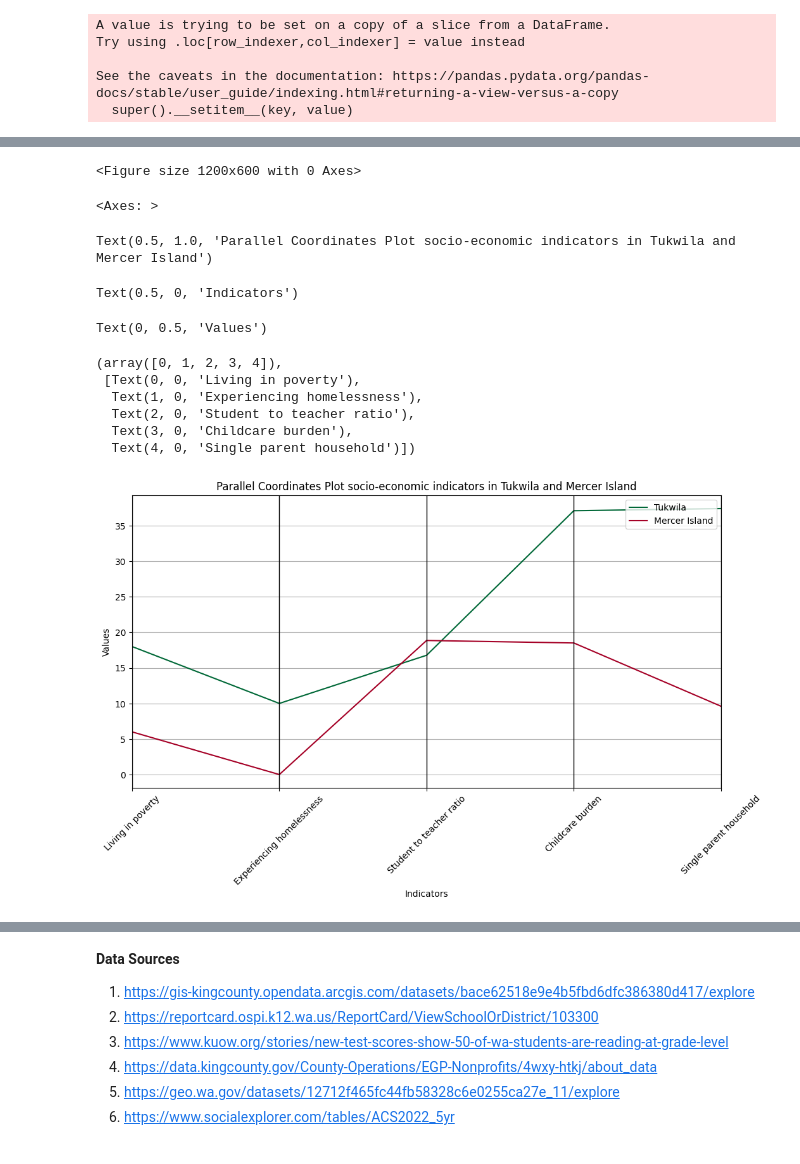
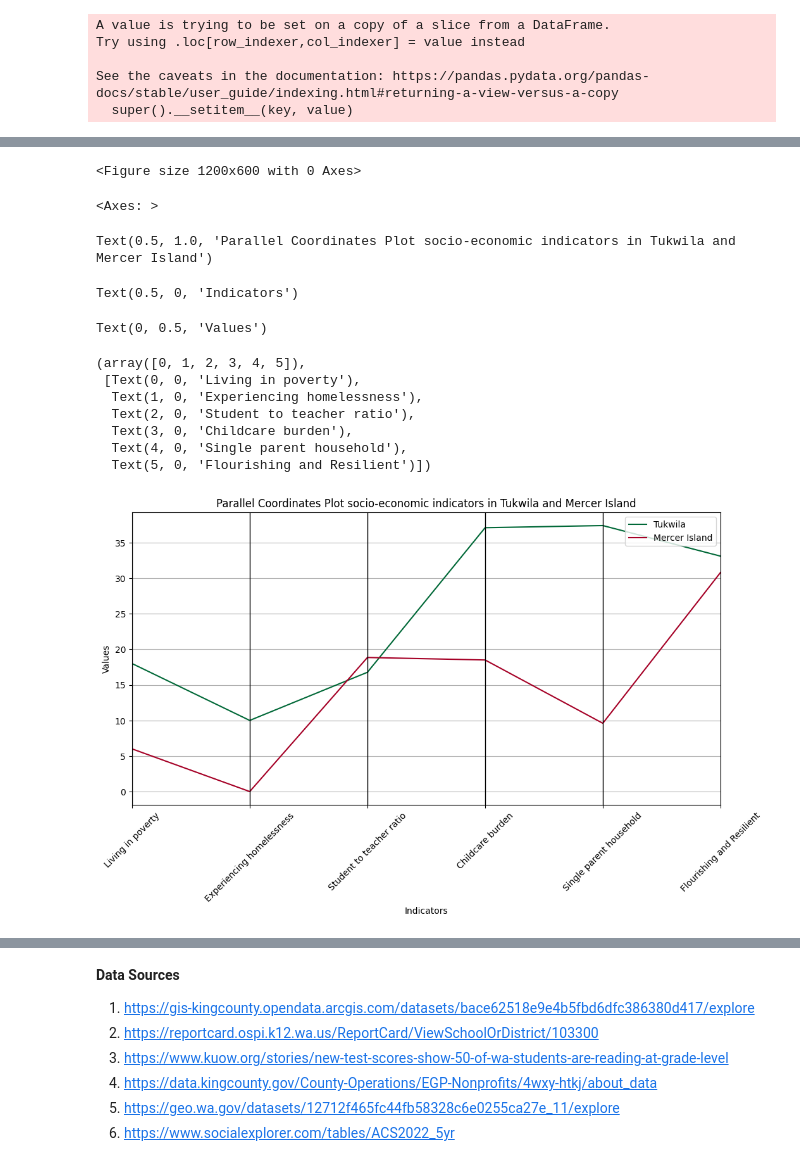
Before and after one commit to Spontyrupple/mamaine, a Jupyter notebook: king_county.ipynb, the cells around one changed output, grey strips where cells are left out. Drawn from its saved outputs; the diff is of its cells as text; code cells hidden in the pictures.

```diff
--- a/king_county.ipynb
+++ b/king_county.ipynb
@@ -743,6 +748,4 @@ Text(0, 25, 'Tukwila: 33.1%')
 # %%
-import pandas as pd
-import matplotlib.pyplot as plt
 from pandas.plotting import parallel_coordinates
 
 # Sample data based on provided structure
@@ -752,36 +755,38 @@ data = {
     'Experiencing homelessness': [10, 0],
     'Student to teacher ratio': [16.77, 18.85],
     'Childcare burden': [37.10, 18.50],
-    'Single parent household': [37.40, 9.60]
+    'Single parent household': [37.40, 9.60],
+    'Flourishing and Resilient' : [33.10, 30.80]
 }
 
 # Create DataFrame
 df = pd.DataFrame(data)
 
 # Convert 'District Name' to a categorical column if needed
 # Create the parallel coordinates plot
 plt.figure(figsize=(12, 6))
 parallel_coordinates(df, class_column='District Name', colormap='RdYlGn_r')
 
 # Customize plot
 plt.title("Parallel Coordinates Plot socio-economic indicators in Tukwila and Mercer Island")
 plt.xlabel("Indicators")
 plt.ylabel("Values")
 plt.xticks(rotation=45)
 plt.grid(True)
 
 plt.show()
 # %% [output]
 <Figure size 1200x600 with 0 Axes>
 <Axes: >
 Text(0.5, 1.0, 'Parallel Coordinates Plot socio-economic indicators in Tukwila and Mercer Island')
 Text(0.5, 0, 'Indicators')
 Text(0, 0.5, 'Values')
-(array([0, 1, 2, 3, 4]),
+(array([0, 1, 2, 3, 4, 5]),
  [Text(0, 0, 'Living in poverty'),
   Text(1, 0, 'Experiencing homelessness'),
   Text(2, 0, 'Student to teacher ratio'),
   Text(3, 0, 'Childcare burden'),
-  Text(4, 0, 'Single parent household')])
+  Text(4, 0, 'Single parent household'),
+  Text(5, 0, 'Flourishing and Resilient')])
-[figure, old version]
+[figure, new version]
 # %%
```
Also changed, not shown: parts of 5 cells of this notebook.
